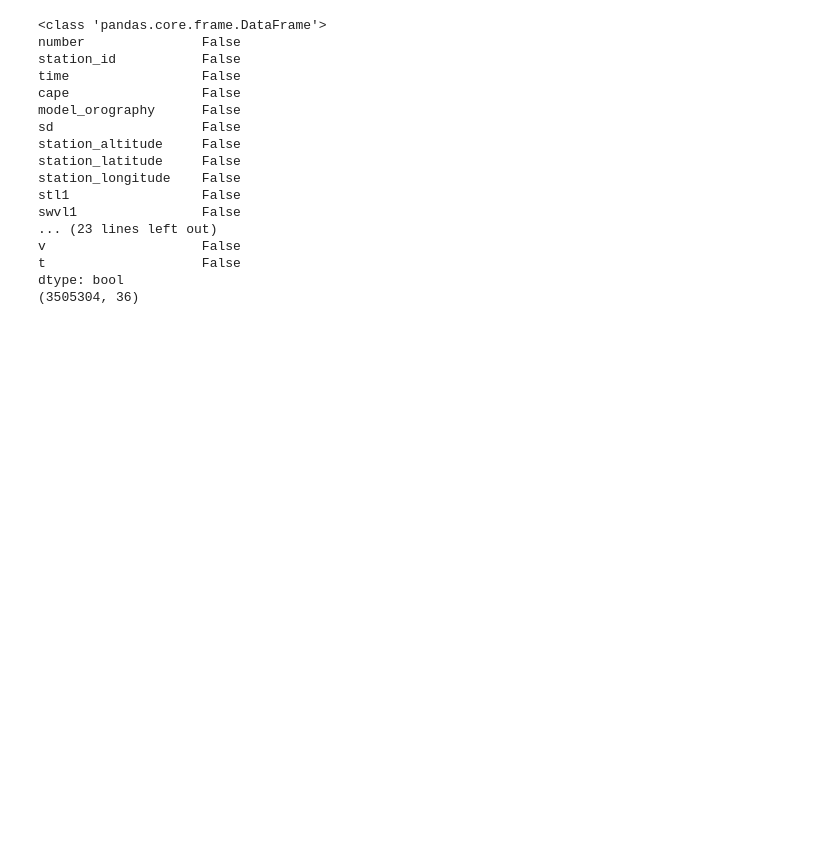
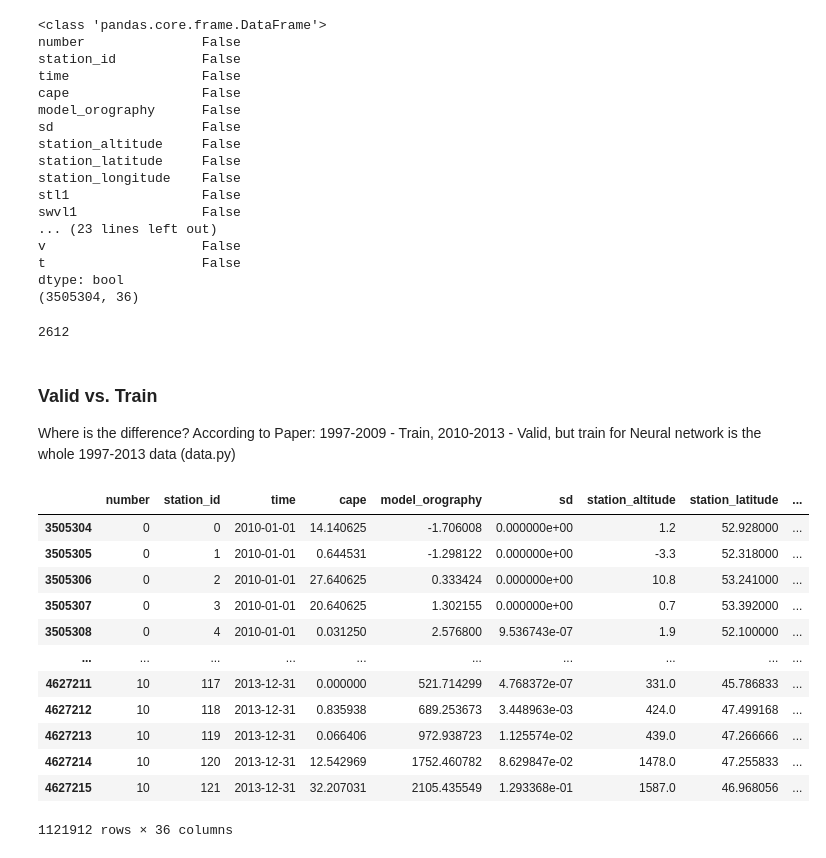
Before and after one commit to leachen01/gnnpp, a Jupyter notebook: exploration/eda.ipynb, the cells around one changed output. Cells and saved outputs as stored; diff of their text form; code cells hidden in the pictures; blank space fills up the shorter version.

```diff
--- a/exploration/eda.ipynb
+++ b/exploration/eda.ipynb
@@ -175,4 +180,27 @@ v                    False
 t                    False
 dtype: bool
 (3505304, 36)
+# %%
+print(h_train_rf.time.nunique())
+# %% [output]
+2612
+# %% [markdown]
+### Valid vs. Train
+Where is the difference? According to Paper: 1997-2009 - Train, 2010-2013 - Valid, but train for Neural network is the whole 1997-2013 data (data.py)
+# %%
+t_train_rf[t_train_rf["time"] >= pd.Timestamp("2010-01-01")]
+# %% [output]
+|  | number | station_id | time | cape | model_orography | sd | station_altitude | station_latitude | ... |
+| 3505304 | 0 | 0 | 2010-01-01 | 14.140625 | -1.706008 | 0.000000e+00 | 1.2 | 52.928000 | ... |
+| 3505305 | 0 | 1 | 2010-01-01 | 0.644531 | -1.298122 | 0.000000e+00 | -3.3 | 52.318000 | ... |
+| 3505306 | 0 | 2 | 2010-01-01 | 27.640625 | 0.333424 | 0.000000e+00 | 10.8 | 53.241000 | ... |
+| 3505307 | 0 | 3 | 2010-01-01 | 20.640625 | 1.302155 | 0.000000e+00 | 0.7 | 53.392000 | ... |
+| 3505308 | 0 | 4 | 2010-01-01 | 0.031250 | 2.576800 | 9.536743e-07 | 1.9 | 52.100000 | ... |
+| ... | ... | ... | ... | ... | ... | ... | ... | ... | ... |
+| 4627211 | 10 | 117 | 2013-12-31 | 0.000000 | 521.714299 | 4.768372e-07 | 331.0 | 45.786833 | ... |
+| 4627212 | 10 | 118 | 2013-12-31 | 0.835938 | 689.253673 | 3.448963e-03 | 424.0 | 47.499168 | ... |
+| 4627213 | 10 | 119 | 2013-12-31 | 0.066406 | 972.938723 | 1.125574e-02 | 439.0 | 47.266666 | ... |
+| 4627214 | 10 | 120 | 2013-12-31 | 12.542969 | 1752.460782 | 8.629847e-02 | 1478.0 | 47.255833 | ... |
+| 4627215 | 10 | 121 | 2013-12-31 | 32.207031 | 2105.435549 | 1.293368e-01 | 1587.0 | 46.968056 | ... |
+1121912 rows × 36 columns
 # %%
```
Also changed, not shown: parts of 9 cells of this notebook, 8 other files.
